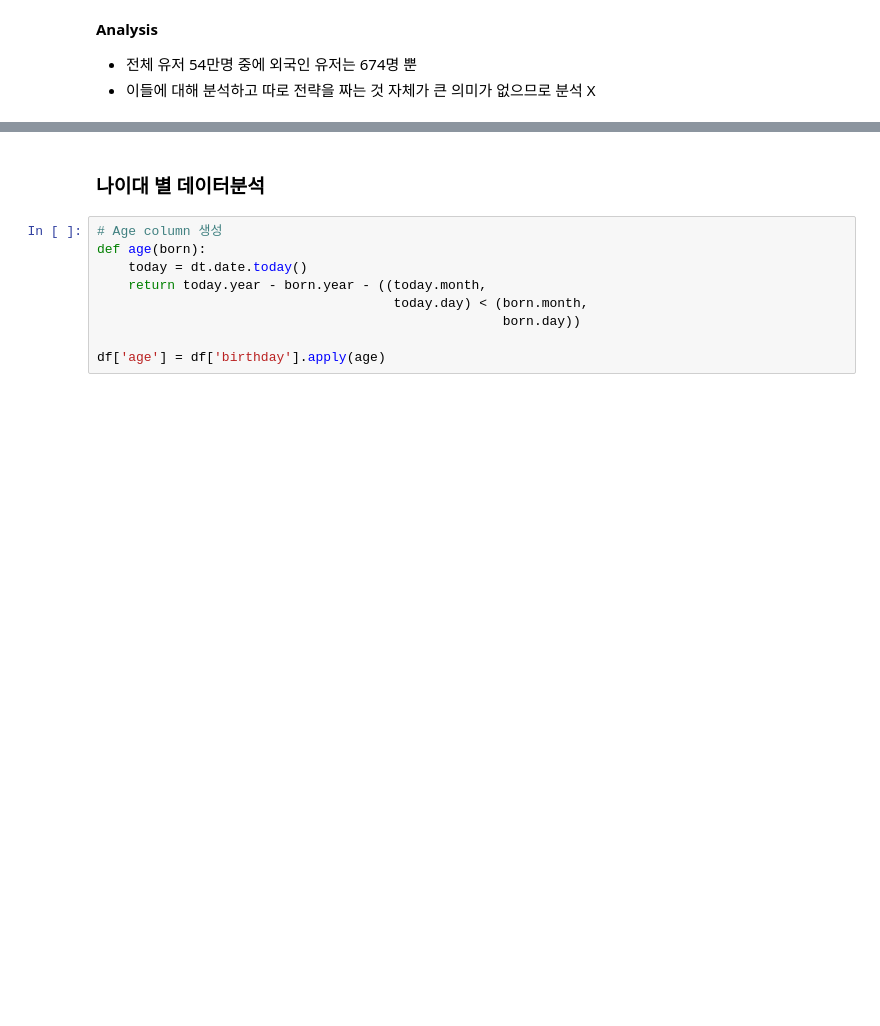
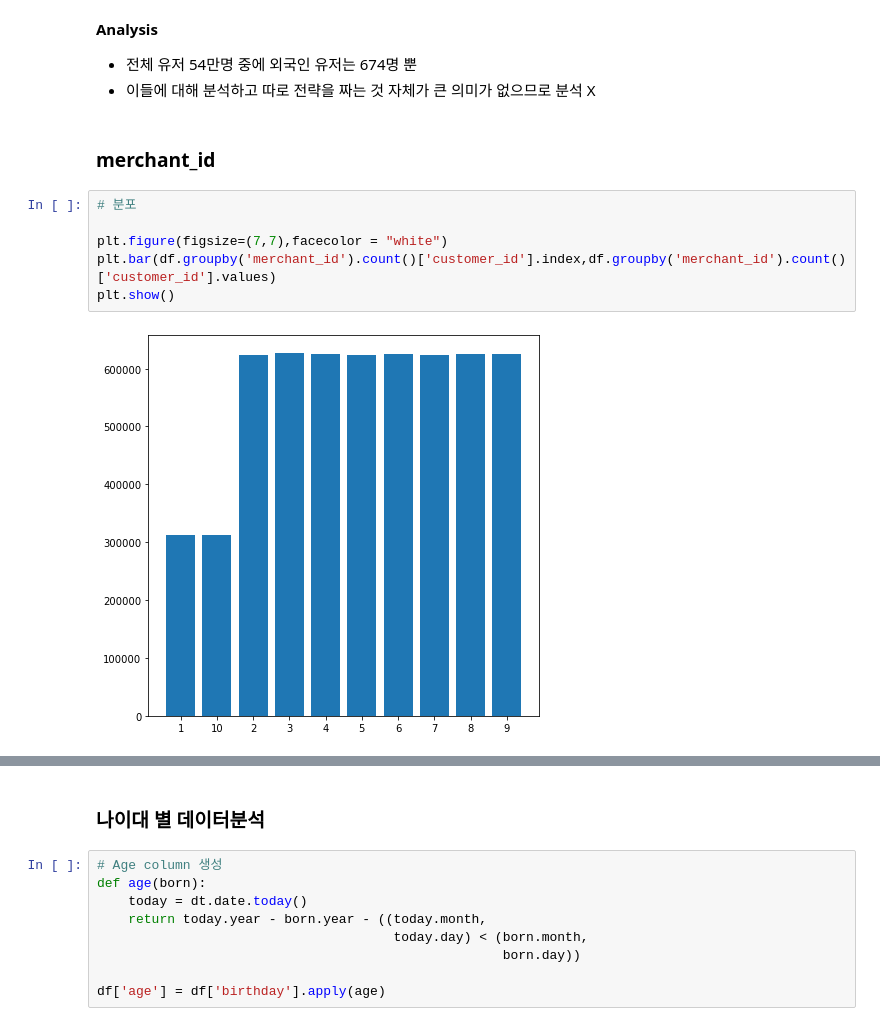
Before and after one commit to LUCI031/chai_analytics, a Jupyter notebook: EDA.ipynb, the cells around one changed output, grey strips where cells are left out. Drawn from its saved outputs; the diff is of its cells as text; blank space fills up the shorter version.

```diff
--- a/EDA.ipynb
+++ b/EDA.ipynb
@@ -504,3 +504,13 @@ plt.show()
 **Analysis**
 - 전체 유저 54만명 중에 외국인 유저는 674명 뿐
 - 이들에 대해 분석하고 따로 전략을 짜는 것 자체가 큰 의미가 없으므로 분석 X
+# %% [markdown]
+### merchant_id
+# %%
+# 분포
+
+plt.figure(figsize=(7,7),facecolor = "white")
+plt.bar(df.groupby('merchant_id').count()['customer_id'].index,df.groupby('merchant_id').count()['customer_id'].values)
+plt.show()
+# %% [output]
+[figure, added]
```
Also changed, not shown: parts of 7 cells of this notebook, 5 other files.
